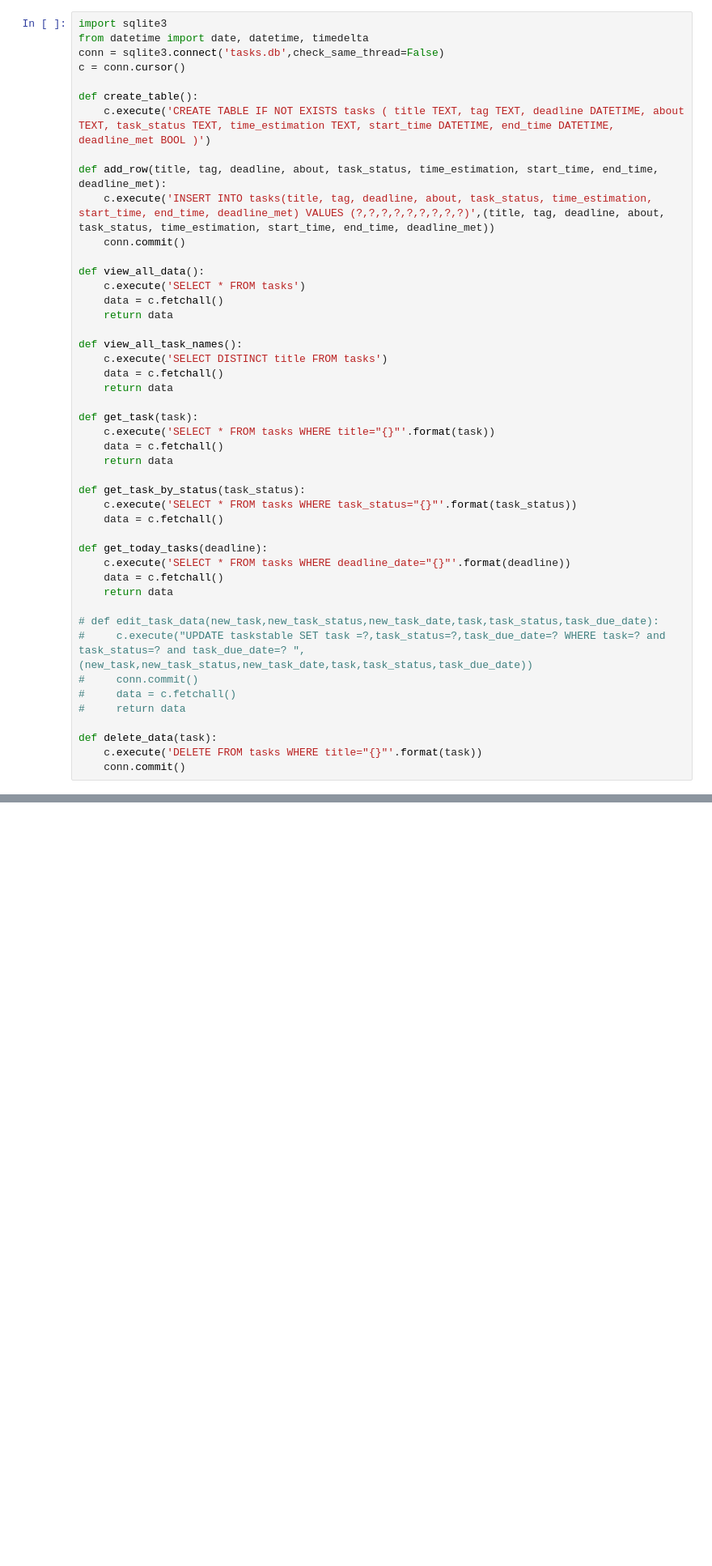
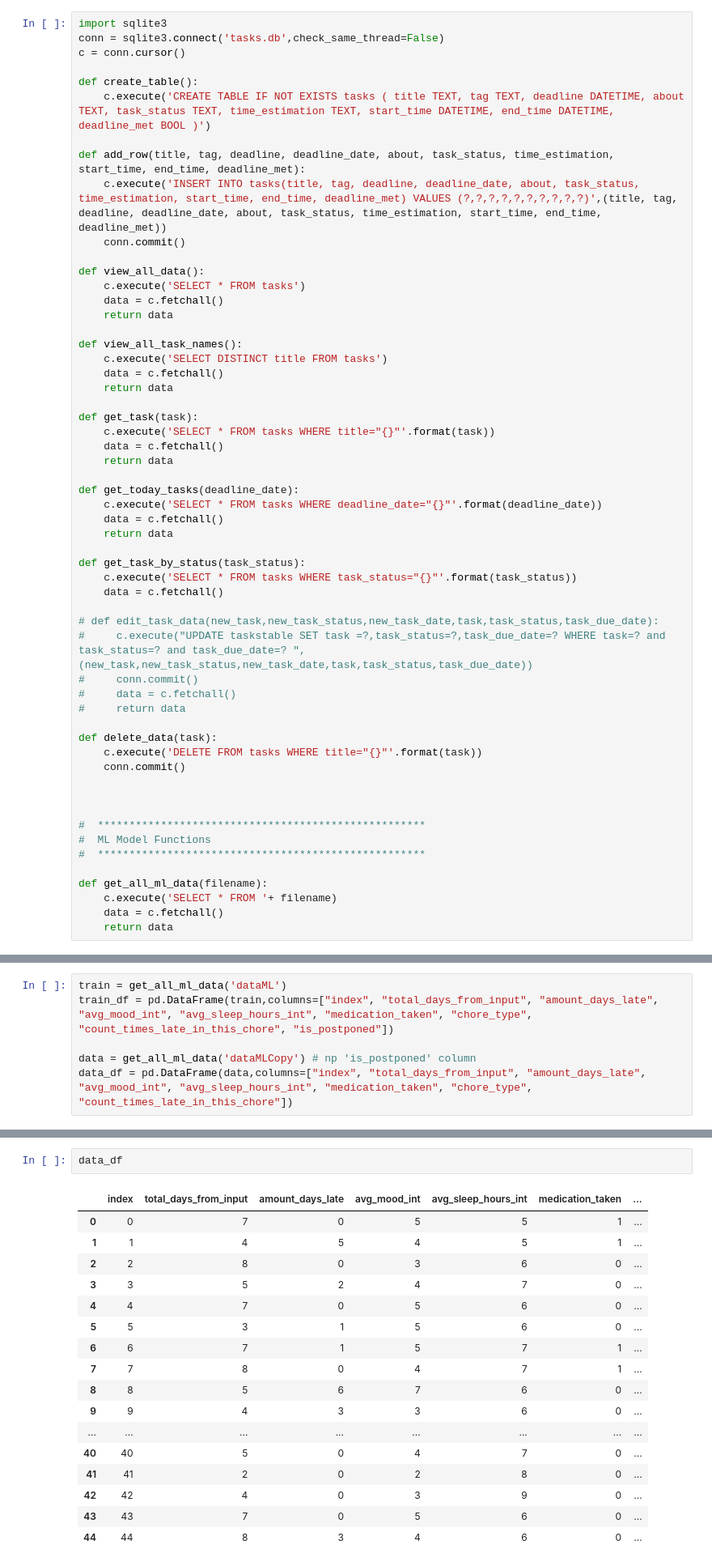
Before and after one commit to ritaibraheem/To-Do-Tune, a Jupyter notebook: FinalProject.ipynb, the cells around one changed output, grey strips where cells are left out. Shown: that part at 81% size. Drawn from its saved outputs; the diff is of its cells as text; blank space fills up the shorter version.

Commit message:
runing ml model

```diff
--- a/FinalProject.ipynb
+++ b/FinalProject.ipynb
@@ -1,14 +1,13 @@
 # %%
 import sqlite3
-from datetime import date, datetime, timedelta
 conn = sqlite3.connect('tasks.db',check_same_thread=False)
 c = conn.cursor()
 
 def create_table():
     c.execute('CREATE TABLE IF NOT EXISTS tasks ( title TEXT, tag TEXT, deadline DATETIME, about TEXT, task_status TEXT, time_estimation TEXT, start_time DATETIME, end_time DATETIME, deadline_met BOOL )')
 
-def add_row(title, tag, deadline, about, task_status, time_estimation, start_time, end_time, deadline_met):
-    c.execute('INSERT INTO tasks(title, tag, deadline, about, task_status, time_estimation, start_time, end_time, deadline_met) VALUES (?,?,?,?,?,?,?,?,?)',(title, tag, deadline, about, task_status, time_estimation, start_time, end_time, deadline_met))
+def add_row(title, tag, deadline, deadline_date, about, task_status, time_estimation, start_time, end_time, deadline_met):
+    c.execute('INSERT INTO tasks(title, tag, deadline, deadline_date, about, task_status, time_estimation, start_time, end_time, deadline_met) VALUES (?,?,?,?,?,?,?,?,?,?)',(title, tag, deadline, deadline_date, about, task_status, time_estimation, start_time, end_time, deadline_met))
     conn.commit()
 
 def view_all_data():
@@ -26,14 +25,14 @@ def get_task(task):
     data = c.fetchall()
     return data
 
+def get_today_tasks(deadline_date):
+    c.execute('SELECT * FROM tasks WHERE deadline_date="{}"'.format(deadline_date))
+    data = c.fetchall()
+    return data
+
 def get_task_by_status(task_status):
     c.execute('SELECT * FROM tasks WHERE task_status="{}"'.format(task_status))
     data = c.fetchall()
-
-def get_today_tasks(deadline):
-    c.execute('SELECT * FROM tasks WHERE deadline_date="{}"'.format(deadline))
-    data = c.fetchall()
-    return data
 
 # def edit_task_data(new_task,new_task_status,new_task_date,task,task_status,task_due_date):
 #     c.execute("UPDATE taskstable SET task =?,task_status=?,task_due_date=? WHERE task=? and task_status=? and task_due_date=? ",(new_task,new_task_status,new_task_date,task,task_status,task_due_date))
@@ -44,3 +43,14 @@ def get_today_tasks(deadline):
 def delete_data(task):
     c.execute('DELETE FROM tasks WHERE title="{}"'.format(task))
     conn.commit()
+
+
+
+#  ****************************************************
+#  ML Model Functions
+#  ****************************************************
+
+def get_all_ml_data(filename):
+    c.execute('SELECT * FROM '+ filename)
+    data = c.fetchall()
+    return data
@@ -157,0 +61,6 @@ See the caveats in the documentation: https://pandas.pydata.org/pandas-docs/stab
+# %%
+train = get_all_ml_data('dataML')
+train_df = pd.DataFrame(train,columns=["index", "total_days_from_input", "amount_days_late", "avg_mood_int", "avg_sleep_hours_int", "medication_taken", "chore_type", "count_times_late_in_this_chore", "is_postponed"])
+
+data = get_all_ml_data('dataMLCopy') # np 'is_postponed' column
+data_df = pd.DataFrame(data,columns=["index", "total_days_from_input", "amount_days_late", "avg_mood_int", "avg_sleep_hours_int", "medication_taken", "chore_type", "count_times_late_in_this_chore"])
@@ -157,0 +136,20 @@ See the caveats in the documentation: https://pandas.pydata.org/pandas-docs/stab
+# %%
+data_df
+# %% [output]
+|  | index | total_days_from_input | amount_days_late | avg_mood_int | avg_sleep_hours_int | medication_taken | ... |
+| 0 | 0 | 7 | 0 | 5 | 5 | 1 | ... |
+| 1 | 1 | 4 | 5 | 4 | 5 | 1 | ... |
+| 2 | 2 | 8 | 0 | 3 | 6 | 0 | ... |
+| 3 | 3 | 5 | 2 | 4 | 7 | 0 | ... |
+| 4 | 4 | 7 | 0 | 5 | 6 | 0 | ... |
+| 5 | 5 | 3 | 1 | 5 | 6 | 0 | ... |
+| 6 | 6 | 7 | 1 | 5 | 7 | 1 | ... |
+| 7 | 7 | 8 | 0 | 4 | 7 | 1 | ... |
+| 8 | 8 | 5 | 6 | 7 | 6 | 0 | ... |
+| 9 | 9 | 4 | 3 | 3 | 6 | 0 | ... |
+| ... | ... | ... | ... | ... | ... | ... | ... |
+| 40 | 40 | 5 | 0 | 4 | 7 | 0 | ... |
+| 41 | 41 | 2 | 0 | 2 | 8 | 0 | ... |
+| 42 | 42 | 4 | 0 | 3 | 9 | 0 | ... |
+| 43 | 43 | 7 | 0 | 5 | 6 | 0 | ... |
+| 44 | 44 | 8 | 3 | 4 | 6 | 0 | ... |
```
Also changed, not shown: parts of 19 cells of this notebook, 5 other files.
